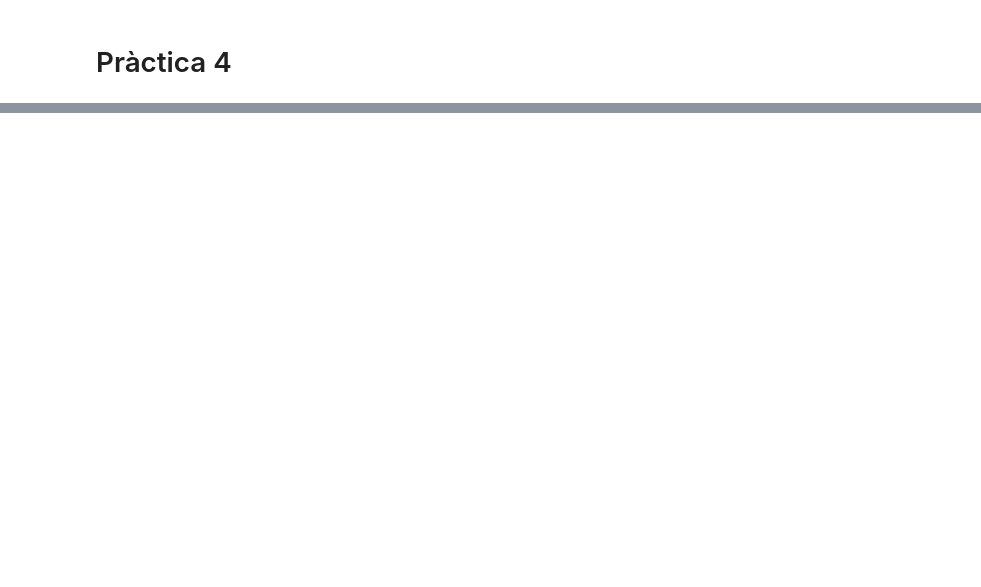
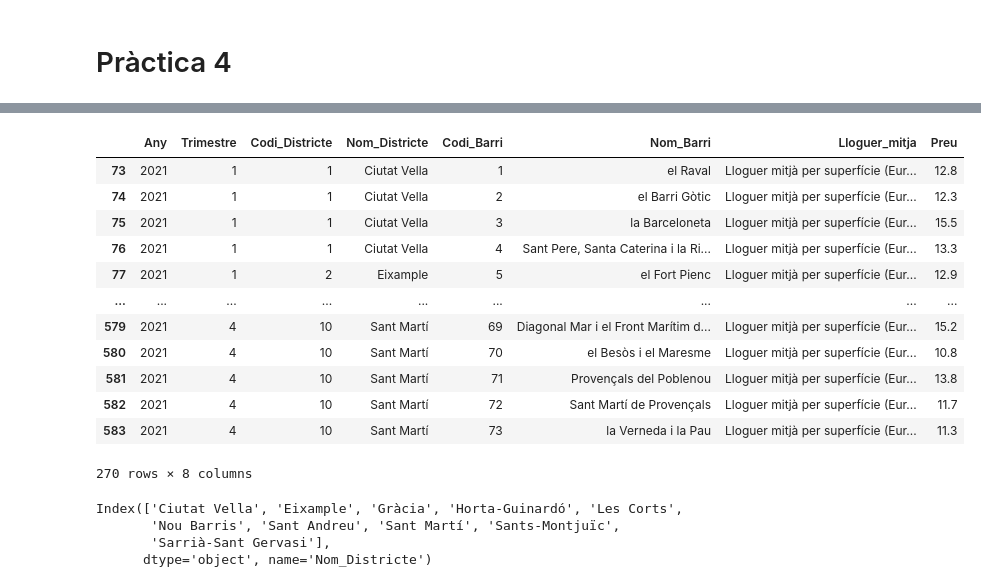
Before and after one commit to OscarBetlem/CienciadedadesenPython, a Jupyter notebook: practica4.ipynb, the cells around one changed output, grey strips where cells are left out. Drawn from its saved outputs; the diff is of its cells as text; code cells hidden in the pictures; blank space fills up the shorter version.

```diff
--- a/practica4.ipynb
+++ b/practica4.ipynb
@@ -15,0 +73,23 @@ FileNotFoundError: [Errno 2] No such file or directory: '2021_lloguer_preu_trim.
+# %%
+lloguernet # ja tenim la taula neta
+# %% [output]
+|  | Any | Trimestre | Codi_Districte | Nom_Districte | Codi_Barri | Nom_Barri | Lloguer_mitja | Preu |
+| 73 | 2021 | 1 | 1 | Ciutat Vella | 1 | el Raval | Lloguer mitjà per superfície (Eur... | 12.8 |
+| 74 | 2021 | 1 | 1 | Ciutat Vella | 2 | el Barri Gòtic | Lloguer mitjà per superfície (Eur... | 12.3 |
+| 75 | 2021 | 1 | 1 | Ciutat Vella | 3 | la Barceloneta | Lloguer mitjà per superfície (Eur... | 15.5 |
+| 76 | 2021 | 1 | 1 | Ciutat Vella | 4 | Sant Pere, Santa Caterina i la Ri... | Lloguer mitjà per superfície (Eur... | 13.3 |
+| 77 | 2021 | 1 | 2 | Eixample | 5 | el Fort Pienc | Lloguer mitjà per superfície (Eur... | 12.9 |
+| ... | ... | ... | ... | ... | ... | ... | ... | ... |
+| 579 | 2021 | 4 | 10 | Sant Martí | 69 | Diagonal Mar i el Front Marítim d... | Lloguer mitjà per superfície (Eur... | 15.2 |
+| 580 | 2021 | 4 | 10 | Sant Martí | 70 | el Besòs i el Maresme | Lloguer mitjà per superfície (Eur... | 10.8 |
+| 581 | 2021 | 4 | 10 | Sant Martí | 71 | Provençals del Poblenou | Lloguer mitjà per superfície (Eur... | 13.8 |
+| 582 | 2021 | 4 | 10 | Sant Martí | 72 | Sant Martí de Provençals | Lloguer mitjà per superfície (Eur... | 11.7 |
+| 583 | 2021 | 4 | 10 | Sant Martí | 73 | la Verneda i la Pau | Lloguer mitjà per superfície (Eur... | 11.3 |
+270 rows × 8 columns
+# %%
+lloguernet.groupby('Nom_Districte')['Preu'].mean().index
+# %% [output]
+Index(['Ciutat Vella', 'Eixample', 'Gràcia', 'Horta-Guinardó', 'Les Corts',
+       'Nou Barris', 'Sant Andreu', 'Sant Martí', 'Sants-Montjuïc',
+       'Sarrià-Sant Gervasi'],
+      dtype='object', name='Nom_Districte')
```
Also changed, not shown: parts of 10 cells of this notebook.
